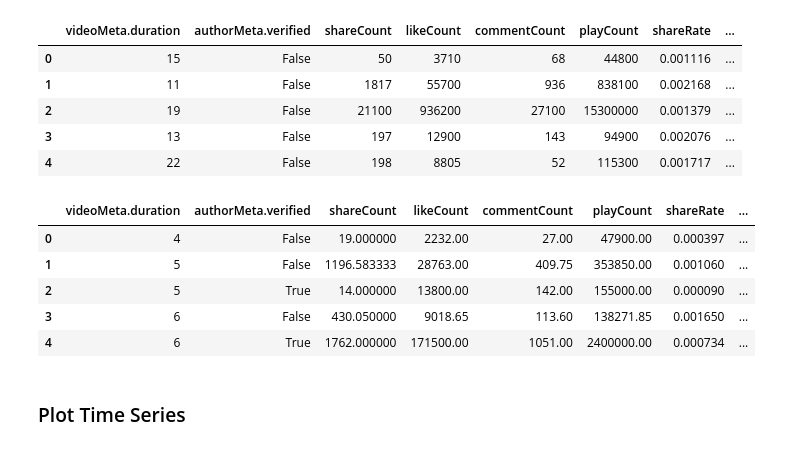
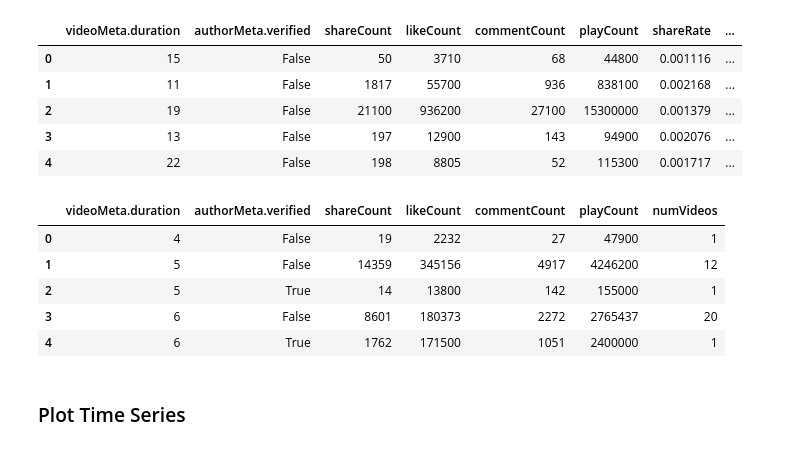
Before and after one commit to ba-group-projects/tiktok-popularity-eda, a Jupyter notebook: mattheus_smm635_mtp_eda.ipynb, the cells around one changed output. Drawn from its saved outputs; the diff is of its cells as text; code cells hidden in the pictures.

```diff
--- a/mattheus_smm635_mtp_eda.ipynb
+++ b/mattheus_smm635_mtp_eda.ipynb
@@ -236,7 +247,8 @@ filter_df.head()
 # %%
 # segment_type = 'with date'
 # segment_type = 'without date'
-segment_type = 'video length and verified status'
+# segment_type = 'avg rate for video length and verified status'
+segment_type = 'sum for video length and verified status'
 
 if segment_type == 'video length groups':
     count_df = filter_df.drop(['authorMeta.verified','shareRate','likeRate','commentRate'],axis=1,inplace=False)
@@ -245,40 +257,51 @@ if segment_type == 'video length groups':
     count_df = count_df.reset_index()
 
     avg_df = filter_df.groupby(['videoMeta.duration_segment'],as_index=False)['shareRate','likeRate','commentRate'].agg([np.mean]).reset_index()
     avg_df.columns = avg_df.columns.droplevel(-1)
     # avg_df.sort_values(by='likeCount',ascending=False).head(3).T
     avg_df = avg_df.merge(count_df,on=['videoMeta.duration_segment'],how='left')
 
 elif segment_type == 'time series':
     count_df = filter_df.drop(['authorMeta.verified','shareRate','likeRate','commentRate'],axis=1,inplace=False)
     count_df = count_df.groupby(['date','videoMeta.duration_segment']).count()#.sort_values(by='videoMeta.duration',axis=1)#.plot(kind="bar", legend=False)
     count_df = count_df.rename(columns={"videoMeta.duration": "numVideos"})
     count_df = count_df.reset_index()
 
     avg_df = filter_df.groupby(['date','videoMeta.duration_segment'],as_index=False)['shareRate','likeRate','commentRate'].agg([np.mean]).reset_index()
     avg_df.columns = avg_df.columns.droplevel(-1)
     # avg_df.sort_values(by='likeCount',ascending=False).head(3).T
     avg_df = avg_df.merge(count_df,on=['date','videoMeta.duration_segment'],how='left')
 
-elif segment_type == 'video length and verified status':
+elif segment_type == 'avg rate for video length and verified status':
     count_df = filter_df[['videoMeta.duration','shareRate','authorMeta.verified']]
     count_df = count_df.groupby(['videoMeta.duration','authorMeta.verified']).count()#.sort_values(by='videoMeta.duration',axis=1)#.plot(kind="bar", legend=False)
     count_df = count_df.rename(columns={"shareRate": "numVideos"})
     count_df = count_df.reset_index()
 
     avg_df = filter_df.groupby(['videoMeta.duration','authorMeta.verified'],as_index=False)['shareCount','likeCount','commentCount','playCount','shareRate','likeRate','commentRate'].agg([np.mean]).reset_index()
     avg_df.columns = avg_df.columns.droplevel(-1)
     # avg_df.sort_values(by='likeCount',ascending=False).head(3).T
     avg_df = avg_df.merge(count_df,on=['videoMeta.duration','authorMeta.verified'],how='left')
 
+elif segment_type == 'sum for video length and verified status':
+    count_df = filter_df[['videoMeta.duration','shareRate','authorMeta.verified']]
+    count_df = count_df.groupby(['videoMeta.duration','authorMeta.verified']).count()#.sort_values(by='videoMeta.duration',axis=1)#.plot(kind="bar", legend=False)
+    count_df = count_df.rename(columns={"shareRate": "numVideos"})
+    count_df = count_df.reset_index()
+
+    avg_df = filter_df.groupby(['videoMeta.duration','authorMeta.verified'],as_index=False)['shareCount','likeCount','commentCount','playCount'].agg([np.sum]).reset_index()
+    avg_df.columns = avg_df.columns.droplevel(-1)
+    # avg_df.sort_values(by='likeCount',ascending=False).head(3).T
+    avg_df = avg_df.merge(count_df,on=['videoMeta.duration','authorMeta.verified'],how='left')
+
 avg_df.head()
 # %% [output]
-|  | videoMeta.duration | authorMeta.verified | shareCount | likeCount | commentCount | playCount | shareRate | ... |
-| 0 | 4 | False | 19.000000 | 2232.00 | 27.00 | 47900.00 | 0.000397 | ... |
-| 1 | 5 | False | 1196.583333 | 28763.00 | 409.75 | 353850.00 | 0.001060 | ... |
-| 2 | 5 | True | 14.000000 | 13800.00 | 142.00 | 155000.00 | 0.000090 | ... |
-| 3 | 6 | False | 430.050000 | 9018.65 | 113.60 | 138271.85 | 0.001650 | ... |
-| 4 | 6 | True | 1762.000000 | 171500.00 | 1051.00 | 2400000.00 | 0.000734 | ... |
+|  | videoMeta.duration | authorMeta.verified | shareCount | likeCount | commentCount | playCount | numVideos |
+| 0 | 4 | False | 19 | 2232 | 27 | 47900 | 1 |
+| 1 | 5 | False | 14359 | 345156 | 4917 | 4246200 | 12 |
+| 2 | 5 | True | 14 | 13800 | 142 | 155000 | 1 |
+| 3 | 6 | False | 8601 | 180373 | 2272 | 2765437 | 20 |
+| 4 | 6 | True | 1762 | 171500 | 1051 | 2400000 | 1 |
 # %% [markdown]
 ### Plot Time Series
 # %%
```
Also changed, not shown: parts of 9 cells of this notebook, 1 other file.
